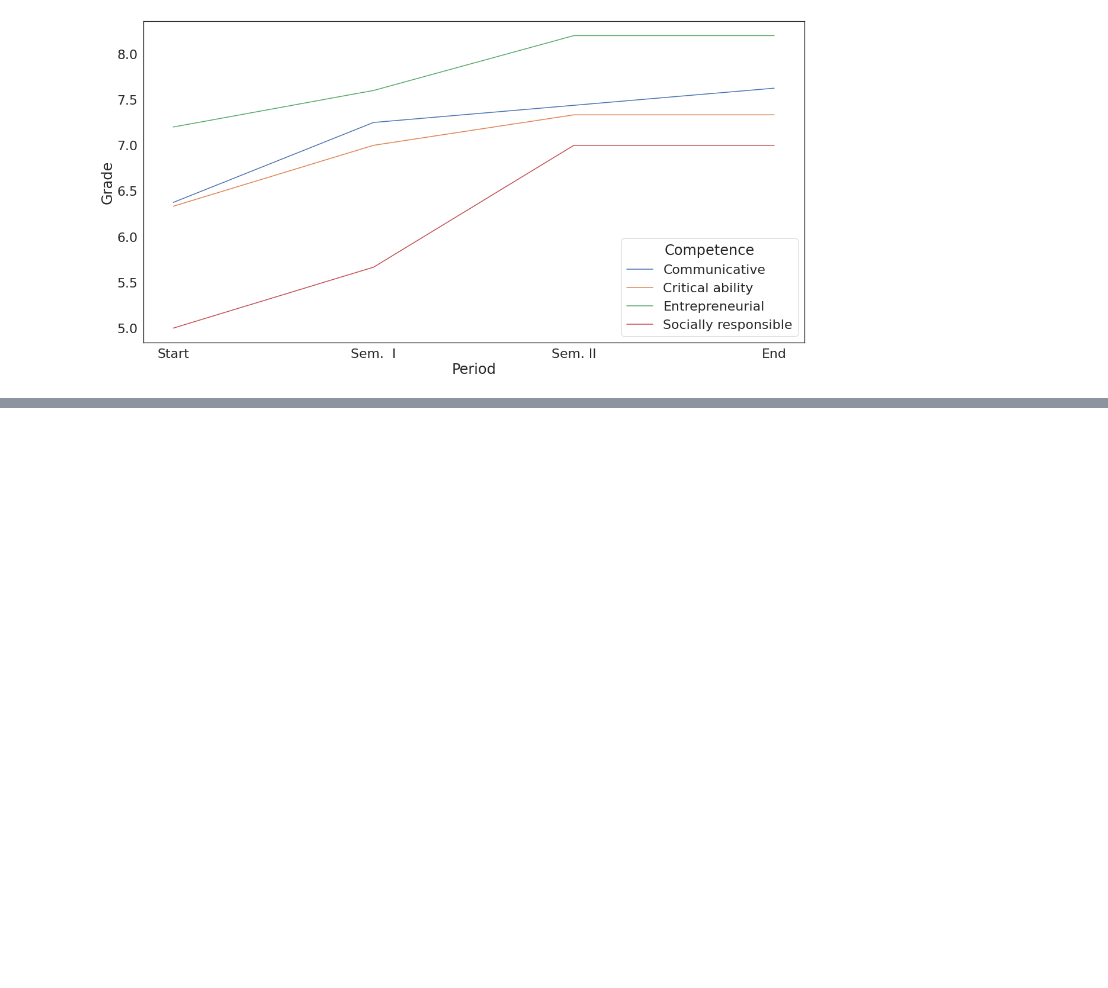
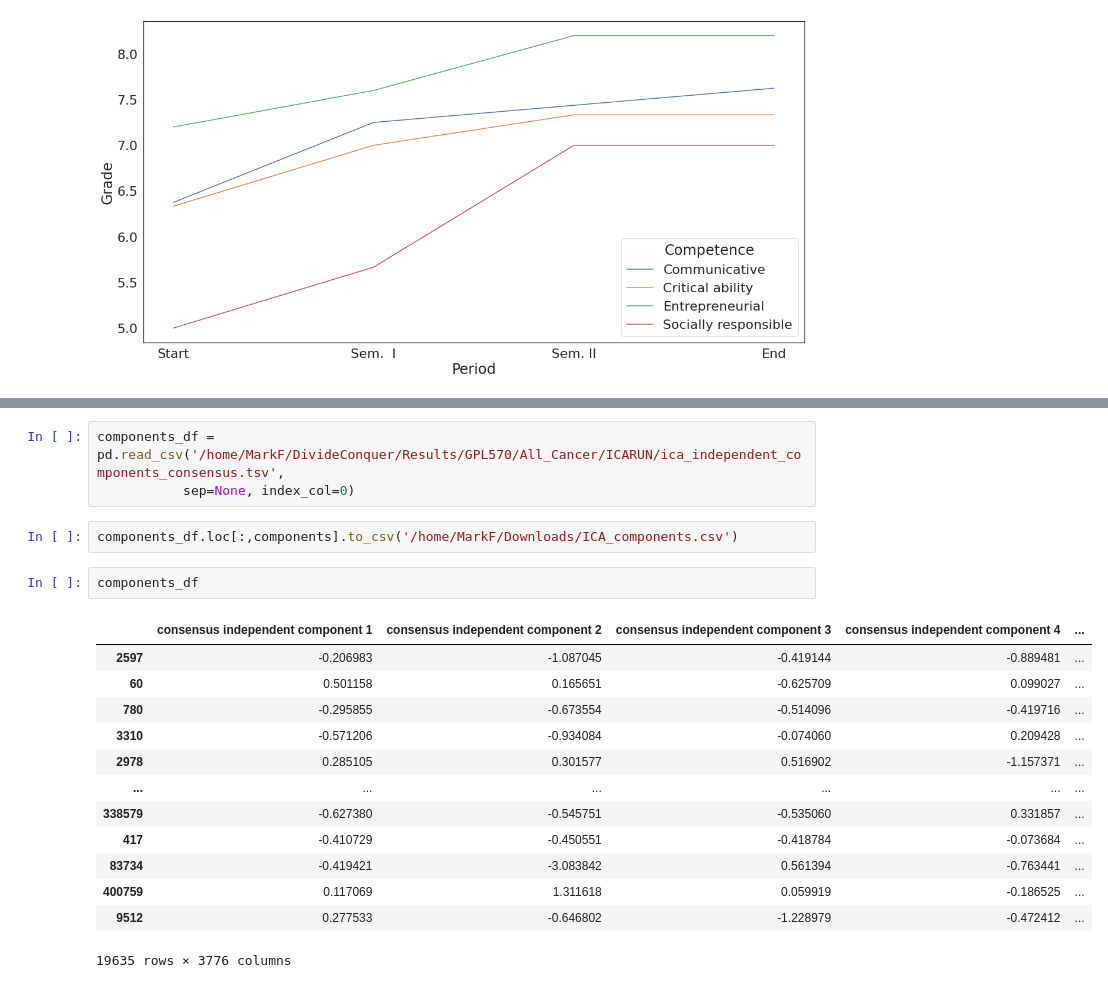
Before and after one commit to MarkF-hanze/ICA, a Jupyter notebook: Jupyter_Notebooks/Untitled.ipynb, the cells around one changed output, grey strips where cells are left out. Drawn from its saved outputs; the diff is of its cells as text; blank space fills up the shorter version.

```diff
--- a/Jupyter_Notebooks/Untitled.ipynb
+++ b/Jupyter_Notebooks/Untitled.ipynb
@@ -24,0 +59,21 @@ plt.savefig('/home/MarkF/Downloads/Competenties.svg')
+# %%
+components_df = pd.read_csv('/home/MarkF/DivideConquer/Results/GPL570/All_Cancer/ICARUN/ica_independent_components_consensus.tsv',
+           sep=None, index_col=0)
+# %%
+components_df.loc[:,components].to_csv('/home/MarkF/Downloads/ICA_components.csv')
+# %%
+components_df
+# %% [output]
+|  | consensus independent component 1 | consensus independent component 2 | consensus independent component 3 | consensus independent component 4 | ... |
+| 2597 | -0.206983 | -1.087045 | -0.419144 | -0.889481 | ... |
+| 60 | 0.501158 | 0.165651 | -0.625709 | 0.099027 | ... |
+| 780 | -0.295855 | -0.673554 | -0.514096 | -0.419716 | ... |
+| 3310 | -0.571206 | -0.934084 | -0.074060 | 0.209428 | ... |
+| 2978 | 0.285105 | 0.301577 | 0.516902 | -1.157371 | ... |
+| ... | ... | ... | ... | ... | ... |
+| 338579 | -0.627380 | -0.545751 | -0.535060 | 0.331857 | ... |
+| 417 | -0.410729 | -0.450551 | -0.418784 | -0.073684 | ... |
+| 83734 | -0.419421 | -3.083842 | 0.561394 | -0.763441 | ... |
+| 400759 | 0.117069 | 1.311618 | 0.059919 | -0.186525 | ... |
+| 9512 | 0.277533 | -0.646802 | -1.228979 | -0.472412 | ... |
+19635 rows × 3776 columns
```
Also changed, not shown: parts of 6 cells of this notebook, 9 other files.
